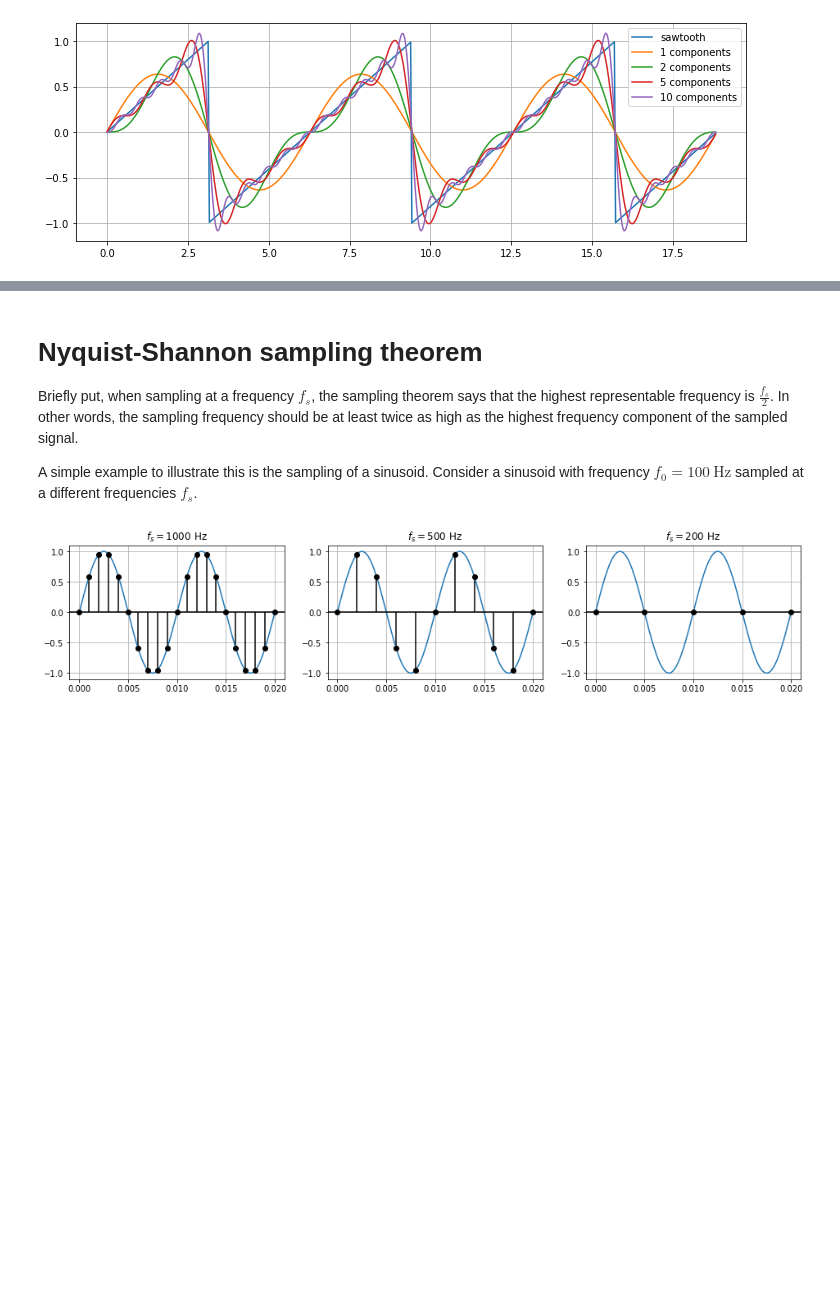
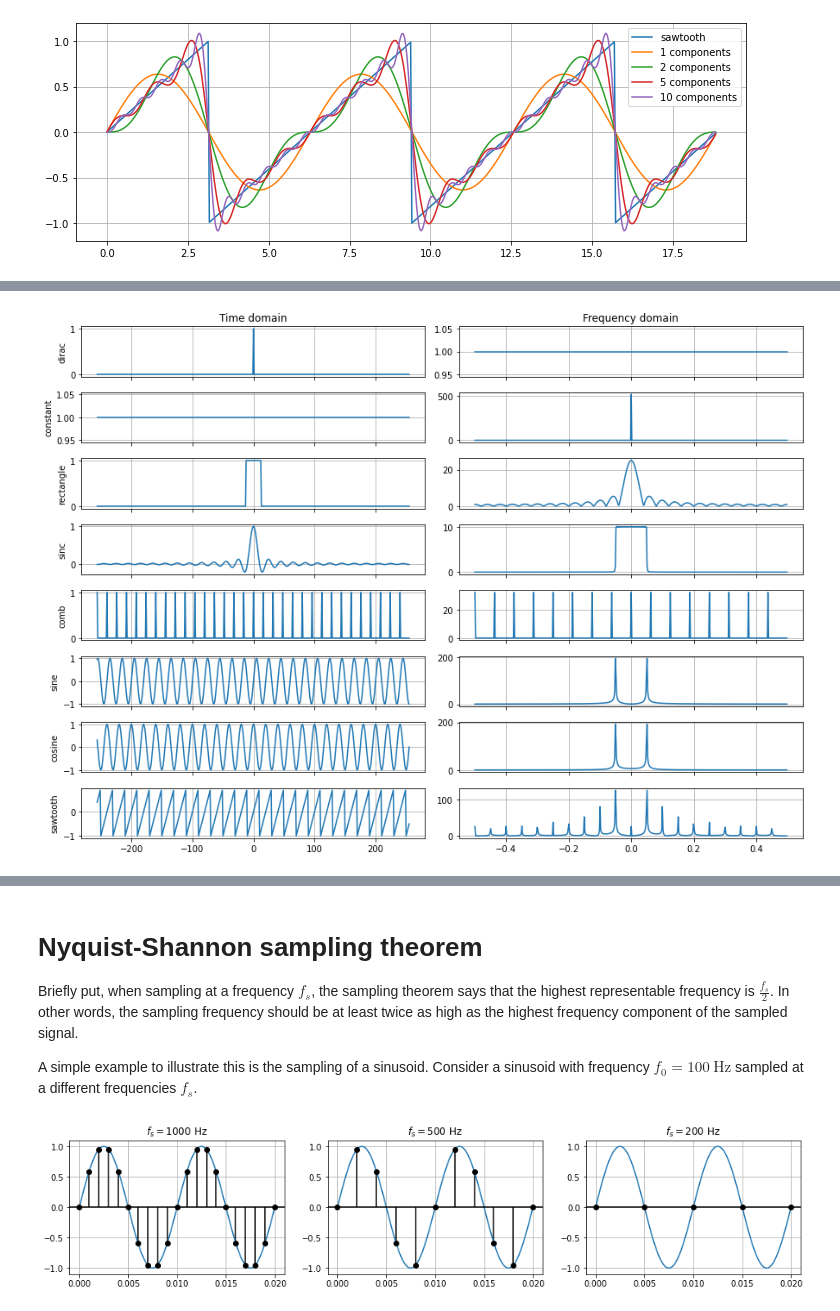
Before and after one commit to philgzl/dsp-primer, a Jupyter notebook: notebook.ipynb, the cells around one changed output, grey strips where cells are left out. Cells and saved outputs as stored; diff of their text form; code cells hidden in the pictures; blank space fills up the shorter version.

```diff
--- a/notebook.ipynb
+++ b/notebook.ipynb
@@ -305,0 +364,55 @@ FAQ:
+# %%
+n_rows = 8
+fig, axes = plt.subplots(n_rows, 2, figsize=(12.5, 9))
+axes[0, 0].set_title('Time domain')
+axes[0, 1].set_title('Frequency domain')
+for row in range(n_rows-1):
+    axes[row, 0].set_xticklabels([])
+    axes[row, 1].set_xticklabels([])
+
+n = 512
+t = np.arange(n) - n//2
+f = np.fft.fftfreq(n); f = np.fft.fftshift(f)
+
+def plot_row(row, x, ylabel):
+    X = np.fft.fft(x); X = np.fft.fftshift(X)
+    axes[row, 0].plot(t, x)
+    axes[row, 1].plot(f, abs(X))
+    axes[row, 0].set_ylabel(ylabel)
+
+# dirac
+x = np.zeros(n); x[n//2] = 1
+plot_row(0, x, 'dirac')
+
+# constant
+x = np.ones(n)
+plot_row(1, x, 'constant')
+
+# rectangle
+x = abs(t) < n*0.025
+plot_row(2, x, 'rectangle')
+
+# sinc
+x = np.sinc(t*0.1)
+plot_row(3, x, 'sinc')
+
+# comb
+x = np.zeros(n); x[t%(n//32)==0] = 1
+plot_row(4, x, 'comb')
+
+# sine
+x = np.sin(2*np.pi*t*0.05)
+plot_row(5, x, 'sine')
+
+# cosine
+x = np.cos(2*np.pi*t*0.05)
+plot_row(6, x, 'cosine')
+
+# sawtooth
+x = (t*0.1 + 1) % 2 - 1
+plot_row(7, x, 'sawtooth')
+
+fig.tight_layout()
+plt.show()
+# %% [output]
+[figure, added]
```
Also changed, not shown: parts of 28 cells of this notebook, 17 other files.
